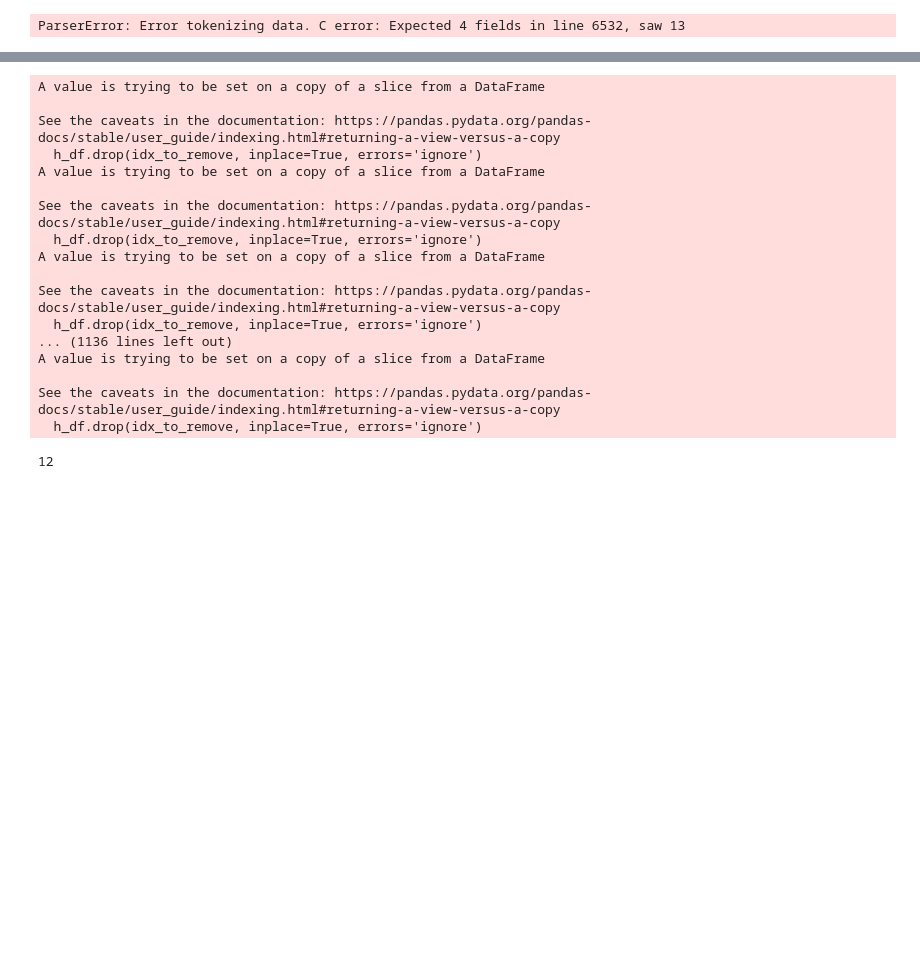
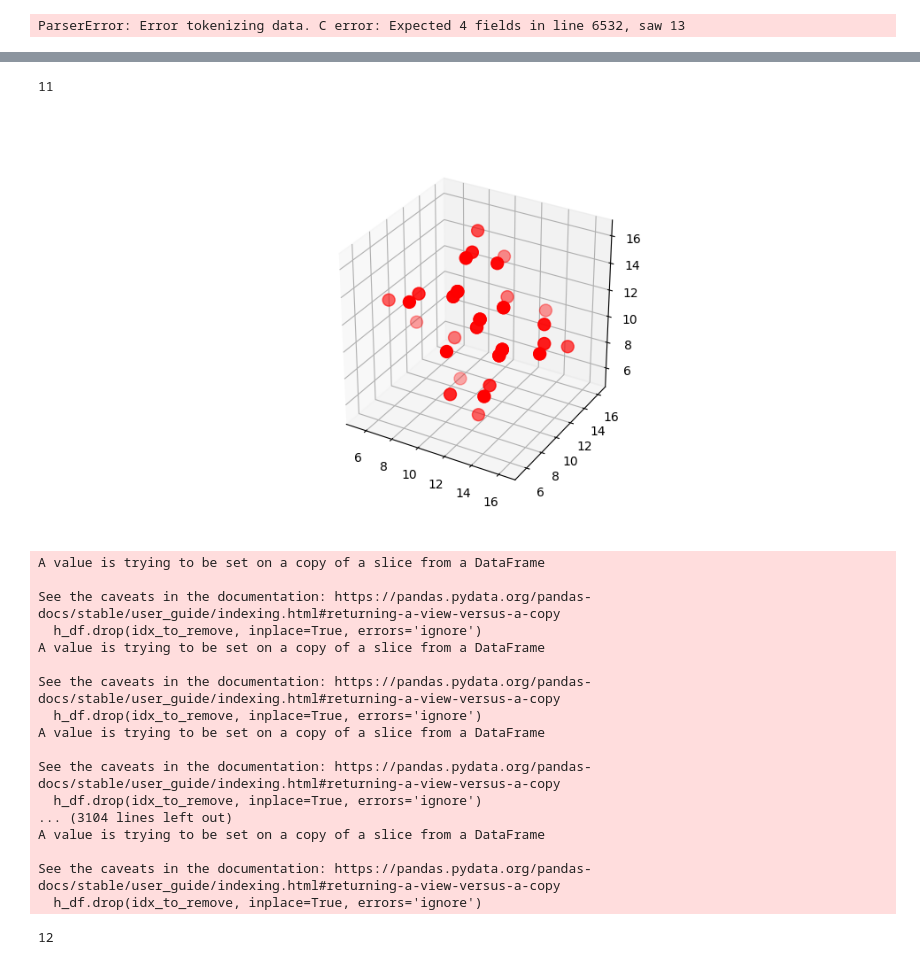
Before and after one commit to nicksmits1/chee494, a Jupyter notebook: DFS_Ring_Identification/DFS_Ring_Finder.ipynb, the cells around one changed output, grey strips where cells are left out. Drawn from its saved outputs; the diff is of its cells as text; code cells hidden in the pictures; blank space fills up the shorter version.

```diff
--- a/DFS_Ring_Identification/DFS_Ring_Finder.ipynb
+++ b/DFS_Ring_Identification/DFS_Ring_Finder.ipynb
@@ -889,3 +1148,13 @@ Num HEX rings : 15
+# %%
+l_tmp = g.six_ring_list[3].neighbouring_rings.copy()
+# l_tmp.add(g.five_ring_list[51])
+# l_tmp = l_tmp.union(g.six_ring_list[0].neighbouring_rings)
+# l_tmp = l_tmp.union(g.six_ring_list[1].neighbouring_rings)
+print(len(l_tmp))
+g.plot_these_rings(l_tmp)
+# %% [output]
+11
+[figure, added]
 # %%
 def make_output_file(filename, graph, h_df, out_type="rings"):
     DELTA = 1.0 # Distance tolerance between H and O atoms of a water molecule
@@ -960,7 +1256,7 @@ def make_output_file(filename, graph, h_df, out_type="rings"):
         for vertex in atoms:
             file.write(f"{vertex[0]} {vertex[1]} {vertex[2]} {vertex[3]}\n")
 # %%
-make_output_file("si_interface_cages_cut_frame_3_out.xyz", g, hydrogen_df, out_type="cages")
+make_output_file("double_interface_512_cages_out.xyz", g, hydrogen_df, out_type="5_12 cages")
 # %% [output]
 A value is trying to be set on a copy of a slice from a DataFrame
 
@@ -974,7 +1270,7 @@ A value is trying to be set on a copy of a slice from a DataFrame
 
 See the caveats in the documentation: https://pandas.pydata.org/pandas-docs/stable/user_guide/indexing.html#returning-a-view-versus-a-copy
   h_df.drop(idx_to_remove, inplace=True, errors='ignore')
-... (1136 lines left out)
+... (3104 lines left out)
 A value is trying to be set on a copy of a slice from a DataFrame
 
 See the caveats in the documentation: https://pandas.pydata.org/pandas-docs/stable/user_guide/indexing.html#returning-a-view-versus-a-copy
```
Also changed, not shown: parts of 16 cells of this notebook, 31 other files.
